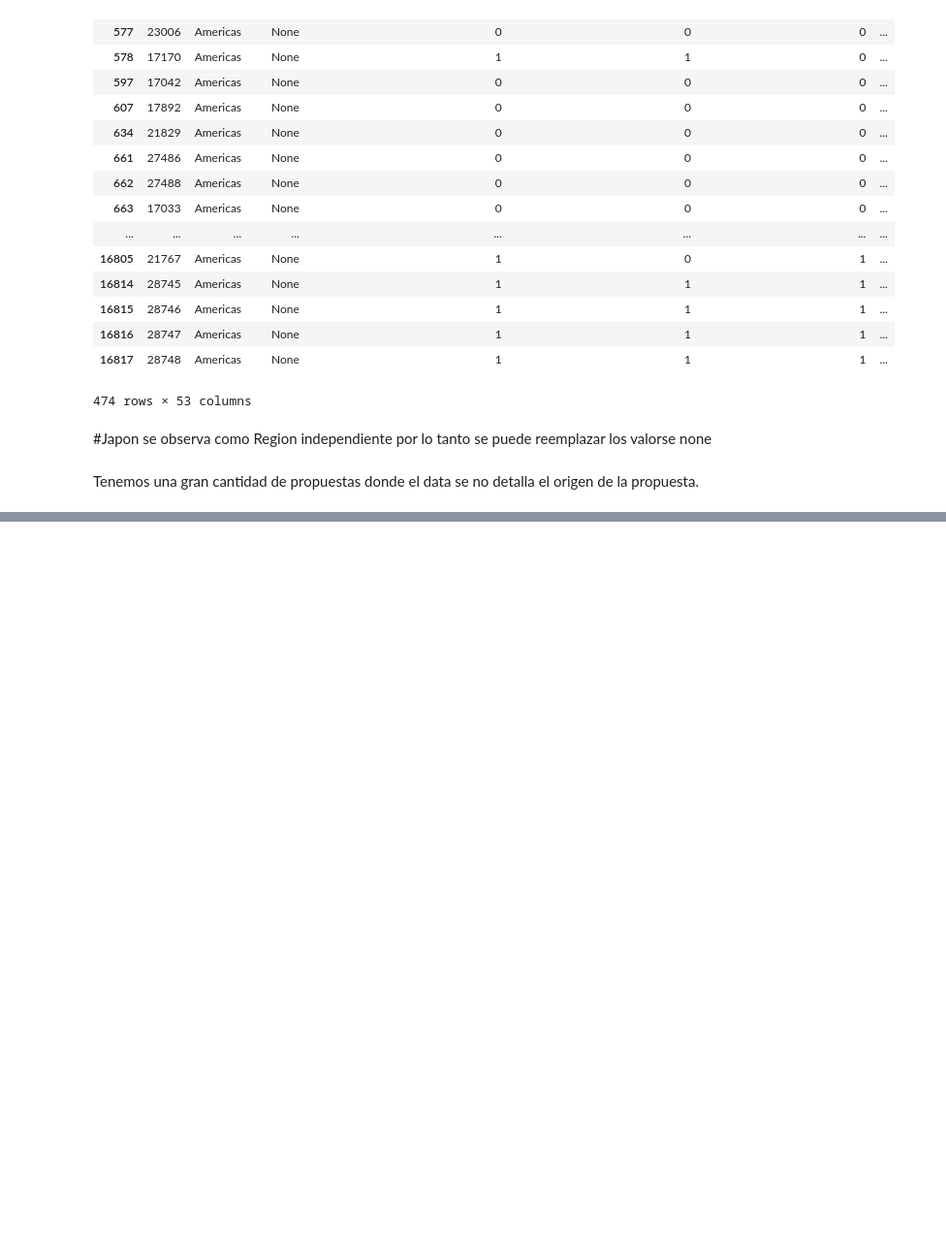
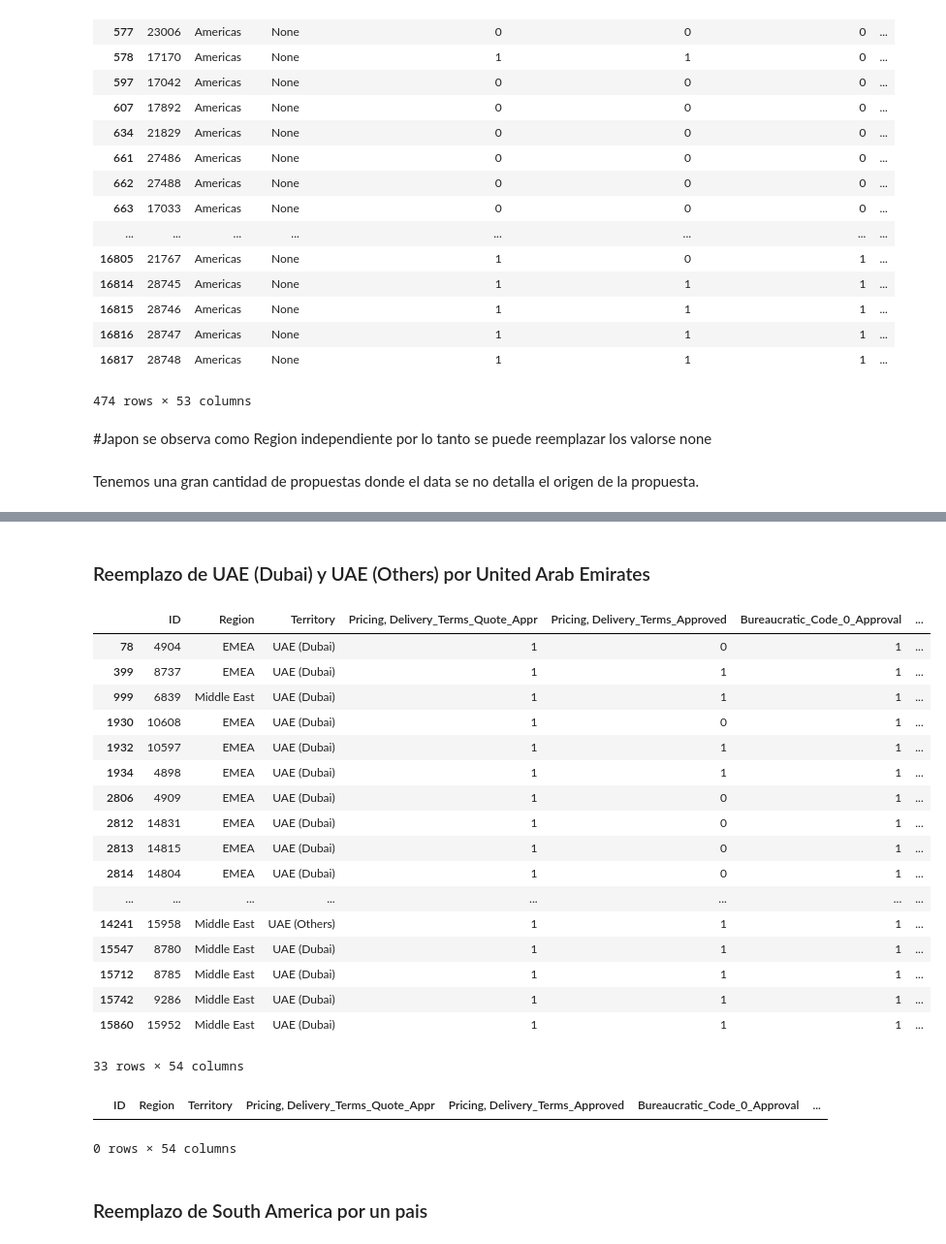
Before and after one commit to faristegui/tpdatos-2c-2020, a Jupyter notebook: tp1-cesar.ipynb, the cells around one changed output, grey strips where cells are left out. Shown at 97% size. Drawn from its saved outputs; the diff is of its cells as text; code cells hidden in the pictures; blank space fills up the shorter version.

```diff
--- a/tp1-cesar.ipynb
+++ b/tp1-cesar.ipynb
@@ -428,0 +567,3 @@ AttributeError: module 'pygal.maps' has no attribute 'world'
+# %%
+# Reemplazo China PRC Por China
+df_train.loc[:,'Territory_unified'] = df_train['Territory_unified'].replace('China (PRC)', 'China')
@@ -428,0 +582,3 @@ AttributeError: module 'pygal.maps' has no attribute 'world'
+# %%
+#Reemplazo
+df_train.loc[:,'Territory_unified'] = df_train['Territory_unified'].replace('Czech Republic', 'Czechia')
@@ -428,0 +605,3 @@ AttributeError: module 'pygal.maps' has no attribute 'world'
+# %%
+#Reemplazo
+df_train.loc[:,'Territory_unified'] = df_train['Territory_unified'].replace('KSA', 'Saudi Arabia')
@@ -428,0 +621,3 @@ AttributeError: module 'pygal.maps' has no attribute 'world'
+# %%
+#Reemplazo
+df_train.loc[:,'Territory_unified'] = df_train['Territory_unified'].replace('Macedonia','North Macedonia')
@@ -428,0 +635,23 @@ AttributeError: module 'pygal.maps' has no attribute 'world'
+# %% [markdown]
+### Reemplazo de UAE (Dubai) y UAE (Others)  por United Arab Emirates
+# %%
+df_train[(df_train.Territory_unified.str.contains('UAE')) ]
+# %% [output]
+|  | ID | Region | Territory | Pricing, Delivery_Terms_Quote_Appr | Pricing, Delivery_Terms_Approved | Bureaucratic_Code_0_Approval | ... |
+| 78 | 4904 | EMEA | UAE (Dubai) | 1 | 0 | 1 | ... |
+| 399 | 8737 | EMEA | UAE (Dubai) | 1 | 1 | 1 | ... |
+| 999 | 6839 | Middle East | UAE (Dubai) | 1 | 1 | 1 | ... |
+| 1930 | 10608 | EMEA | UAE (Dubai) | 1 | 0 | 1 | ... |
+| 1932 | 10597 | EMEA | UAE (Dubai) | 1 | 1 | 1 | ... |
+| 1934 | 4898 | EMEA | UAE (Dubai) | 1 | 1 | 1 | ... |
+| 2806 | 4909 | EMEA | UAE (Dubai) | 1 | 0 | 1 | ... |
+| 2812 | 14831 | EMEA | UAE (Dubai) | 1 | 0 | 1 | ... |
+| 2813 | 14815 | EMEA | UAE (Dubai) | 1 | 0 | 1 | ... |
+| 2814 | 14804 | EMEA | UAE (Dubai) | 1 | 0 | 1 | ... |
+| ... | ... | ... | ... | ... | ... | ... | ... |
+| 14241 | 15958 | Middle East | UAE (Others) | 1 | 1 | 1 | ... |
+| 15547 | 8780 | Middle East | UAE (Dubai) | 1 | 1 | 1 | ... |
+| 15712 | 8785 | Middle East | UAE (Dubai) | 1 | 1 | 1 | ... |
+| 15742 | 9286 | Middle East | UAE (Dubai) | 1 | 1 | 1 | ... |
+| 15860 | 15952 | Middle East | UAE (Dubai) | 1 | 1 | 1 | ... |
+33 rows × 54 columns
@@ -428,0 +662,7 @@ AttributeError: module 'pygal.maps' has no attribute 'world'
+# %%
+df_train[(df_train.Territory_unified.str.contains('UAE')) ]
+# %% [output]
+|  | ID | Region | Territory | Pricing, Delivery_Terms_Quote_Appr | Pricing, Delivery_Terms_Approved | Bureaucratic_Code_0_Approval | ... |
+0 rows × 54 columns
+# %% [markdown]
+### Reemplazo de South America por un pais
```
Also changed, not shown: parts of 82 cells of this notebook.
